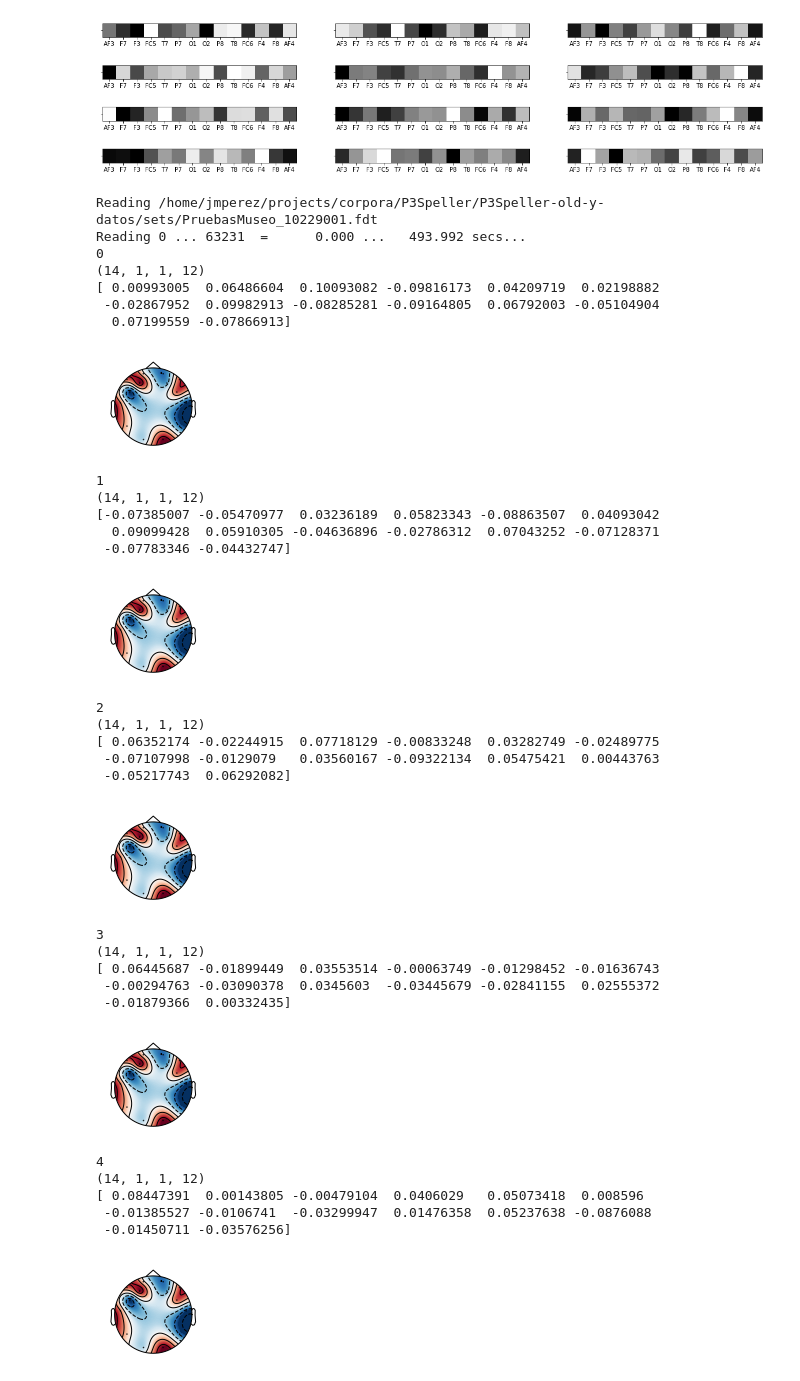
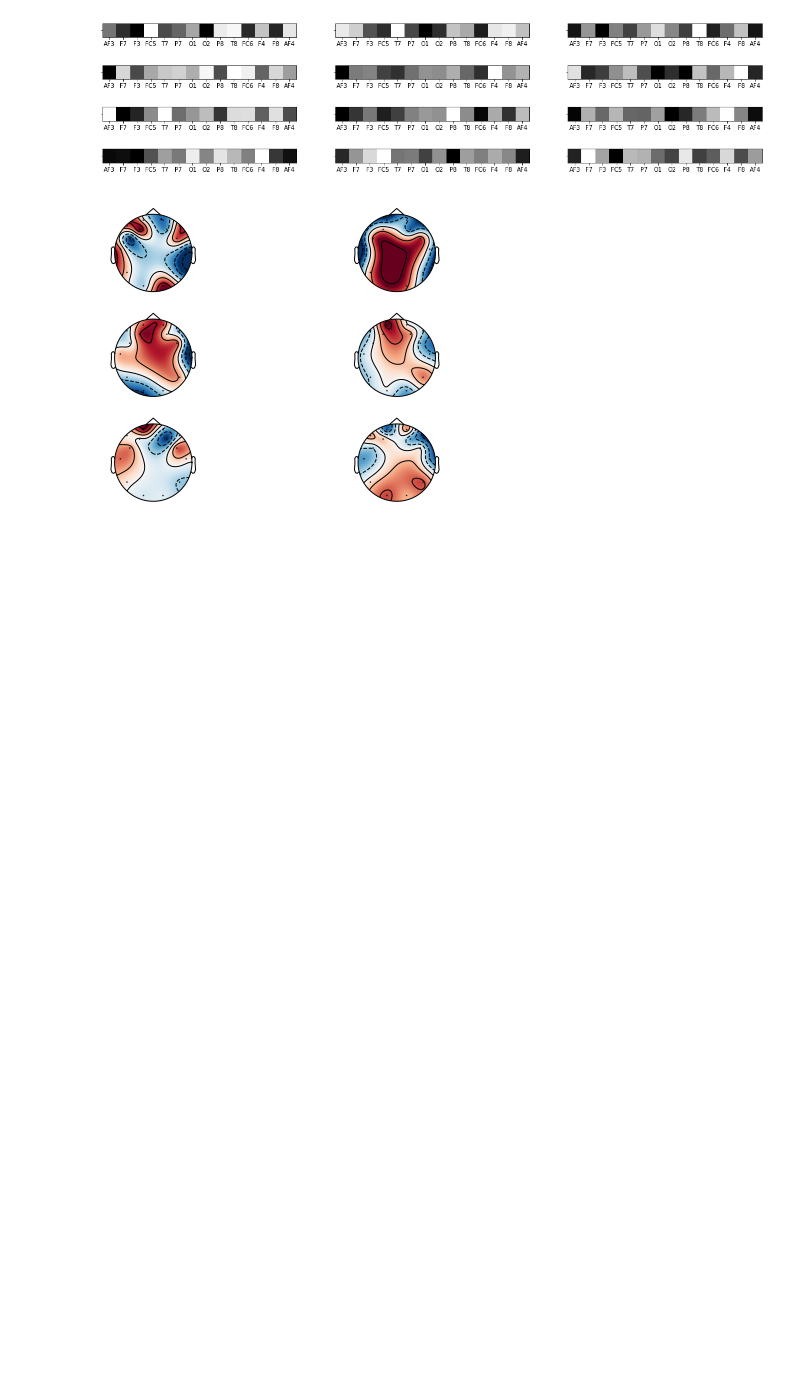
Before and after one commit to finiteautomata/p300speller, a Jupyter notebook: notebooks/kernel_visualization.ipynb, the cells around one changed output. Cells and saved outputs as stored; diff of their text form; code cells hidden in the pictures; blank space fills up the shorter version.

Commit message:
Topological filters.

```diff
--- a/notebooks/kernel_visualization.ipynb
+++ b/notebooks/kernel_visualization.ipynb
@@ -38,50 +52,15 @@ plt.savefig("channel_filters.png")
 # %%
 import mne
 from p300.preprocessing import load_data_from_subject
 
-filename = "/home/jmperez/projects/corpora/P3Speller/P3Speller-old-y-datos/sets/PruebasMuseo_10229001.set"
-data_mne = mne.io.read_raw_eeglab(filename, preload=True, event_id={"0": 1, "1": 2})
 
-plt.rcParams['figure.figsize'] = (20, 5)
+plt.rcParams['figure.figsize'] = (8, 5)
 
 for i in range(6):
-    print(i)
+    spatial_filter = weights[..., i].reshape(14)
+    ax = plt.subplot(3,2,i+1)
+    mne.viz.plot_topomap(spatial_filter, data_mne.info, axes=ax, show=False)
 
-    spatial_filter = weights[..., i].reshape(14)
-    print(weights.shape)
-    print(spatial_filter)
-    plt.subplot(3,2,i+1)
-    mne.viz.plot_topomap(a_filter, data_mne.info)
+plt.savefig("topo_filters.png")
 # %% [output]
-Reading /home/jmperez/projects/corpora/P3Speller/P3Speller-old-y-datos/sets/PruebasMuseo_10229001.fdt
-Reading 0 ... 63231  =      0.000 ...   493.992 secs...
-0
-(14, 1, 1, 12)
-[ 0.00993005  0.06486604  0.10093082 -0.09816173  0.04209719  0.02198882
- -0.02867952  0.09982913 -0.08285281 -0.09164805  0.06792003 -0.05104904
-  0.07199559 -0.07866913]
-[figure, old version]
+[figure, new version]
-1
-(14, 1, 1, 12)
-[-0.07385007 -0.05470977  0.03236189  0.05823343 -0.08863507  0.04093042
-  0.09099428  0.05910305 -0.04636896 -0.02786312  0.07043252 -0.07128371
- -0.07783346 -0.04432747]
-[figure, removed]
-2
-(14, 1, 1, 12)
-[ 0.06352174 -0.02244915  0.07718129 -0.00833248  0.03282749 -0.02489775
- -0.07107998 -0.0129079   0.03560167 -0.09322134  0.05475421  0.00443763
- -0.05217743  0.06292082]
-[figure, removed]
-3
-(14, 1, 1, 12)
-[ 0.06445687 -0.01899449  0.03553514 -0.00063749 -0.01298452 -0.01636743
- -0.00294763 -0.03090378  0.0345603  -0.03445679 -0.02841155  0.02555372
- -0.01879366  0.00332435]
-[figure, removed]
-4
-(14, 1, 1, 12)
-[ 0.08447391  0.00143805 -0.00479104  0.0406029   0.05073418  0.008596
- -0.01385527 -0.0106741  -0.03299947  0.01476358  0.05237638 -0.0876088
- -0.01450711 -0.03576256]
-[figure, removed]
```
Also changed, not shown: parts of 6 cells of this notebook, 1 other file.
